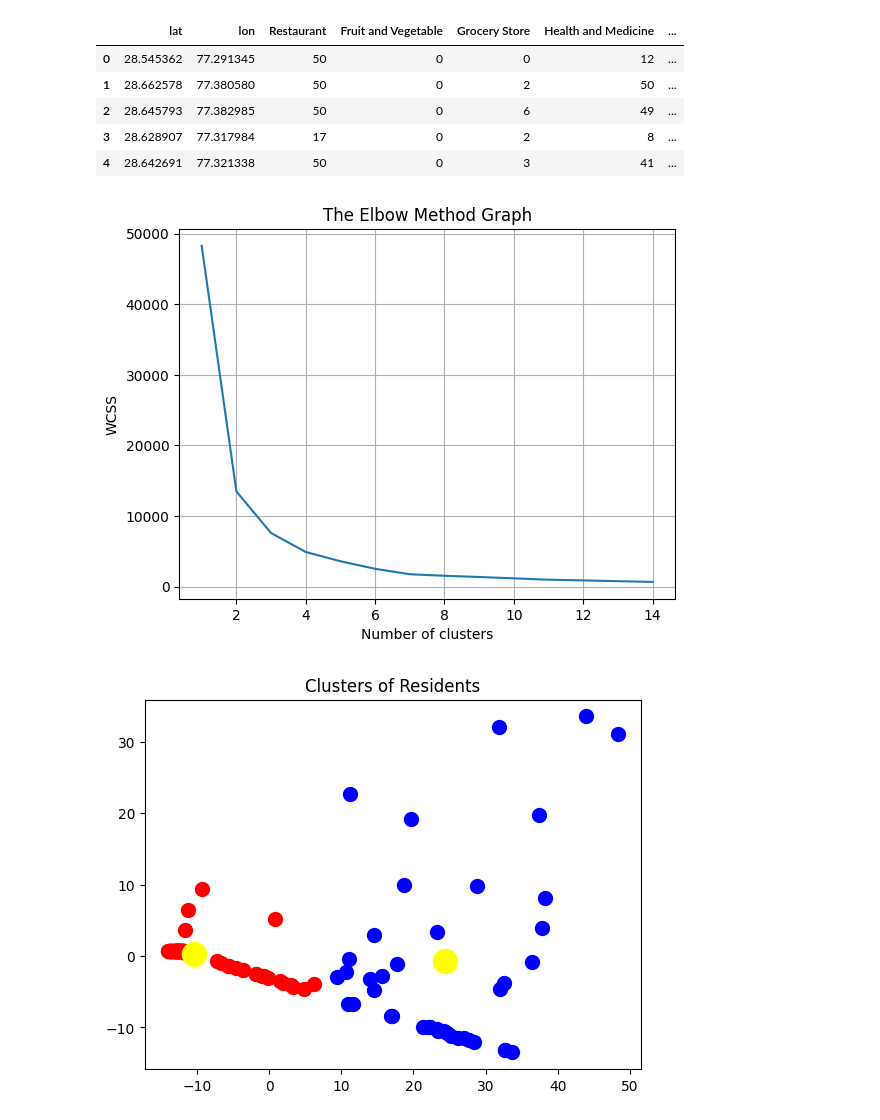
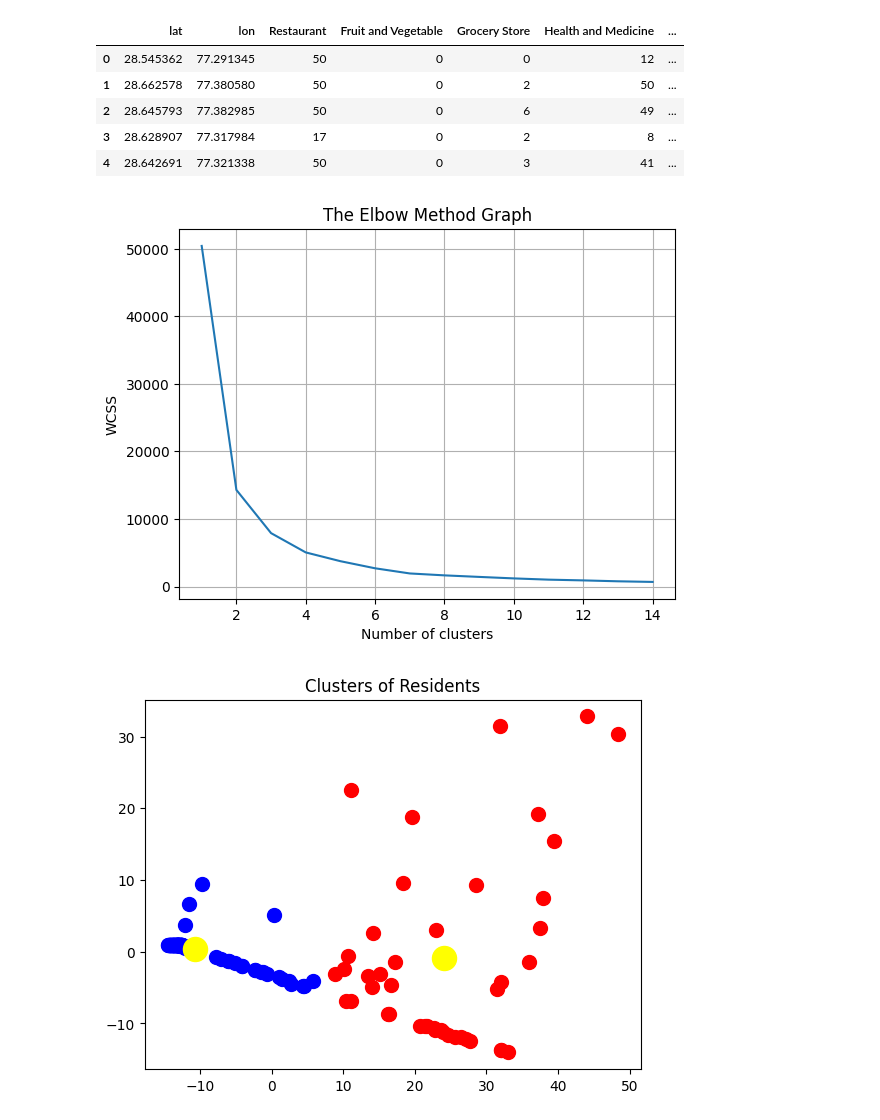
Before and after one commit to PerfectoZ/Geolocational-Data-Analysis, a Jupyter notebook: GDA.ipynb, the cells around one changed output. Cells and saved outputs as stored; diff of their text form; code cells hidden in the pictures.

```diff
--- a/GDA.ipynb
+++ b/GDA.ipynb
@@ -9,8 +9,8 @@ from Fetch import *
 # %%
 %%time
 final = set()
-for distance in range(1000,21000,1000):
-    final = final.union(get(distance))
+for i in range(500, 21000, 500):
+    final = final.union(get(i))
 resd = dict()
 resd['name'] = []
 resd['lat'] = []
@@ -74,7 +76,7 @@ plt.ylabel('WCSS')
 plt.grid()
 plt.show()
 # %% [output]
-[figure, old version]
+[figure, new version]
 # %%
 optimal = 2
 kmeans = KMeans(n_clusters=optimal, init='k-means++', max_iter=1000, n_init=125, random_state=0)
@@ -83,11 +85,13 @@ rdf['cluster']=y_kmeans
 # %%
 plt.scatter(X_pca[y_kmeans==0, 0], X_pca[y_kmeans==0, 1], s=100, c='red', label ='Cluster 1')
 plt.scatter(X_pca[y_kmeans==1, 0], X_pca[y_kmeans==1, 1], s=100, c='blue', label ='Cluster 2')
+plt.scatter(X_pca[y_kmeans==2, 0], X_pca[y_kmeans==2, 1], s=100, c='green', label ='Cluster 3')
+
 plt.scatter(kmeans.cluster_centers_[:, 0], kmeans.cluster_centers_[:, 1], s=300, c='yellow', label = 'Centroids')
 plt.title('Clusters of Residents')
 plt.show()
 # %% [output]
-[figure, old version]
+[figure, new version]
 # %%
 mapping = dict()
 for name,x,y in zip(tdf.name,tdf.lat,tdf.lon):
```
Also changed, not shown: parts of 8 cells of this notebook.
